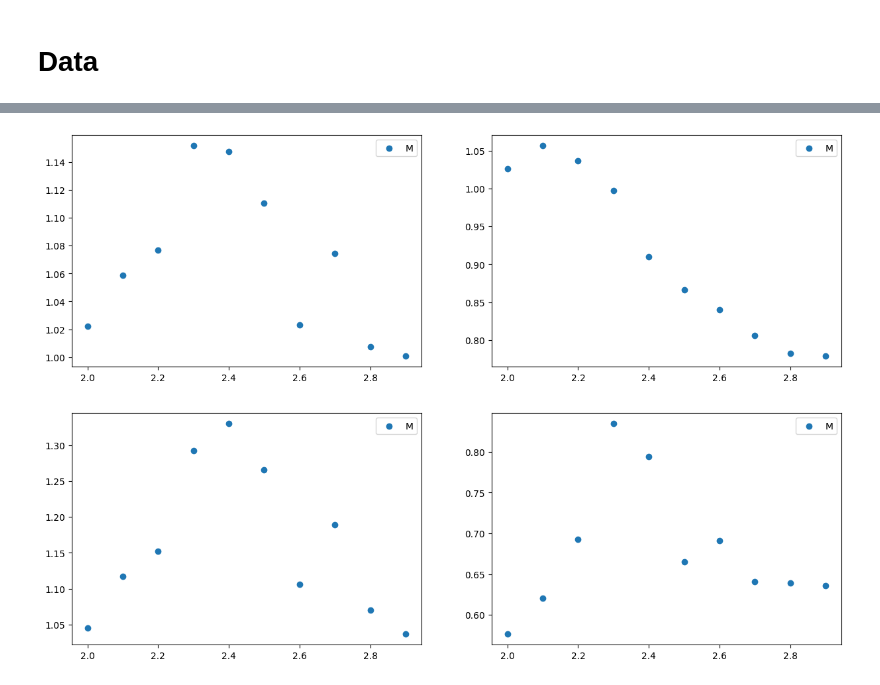
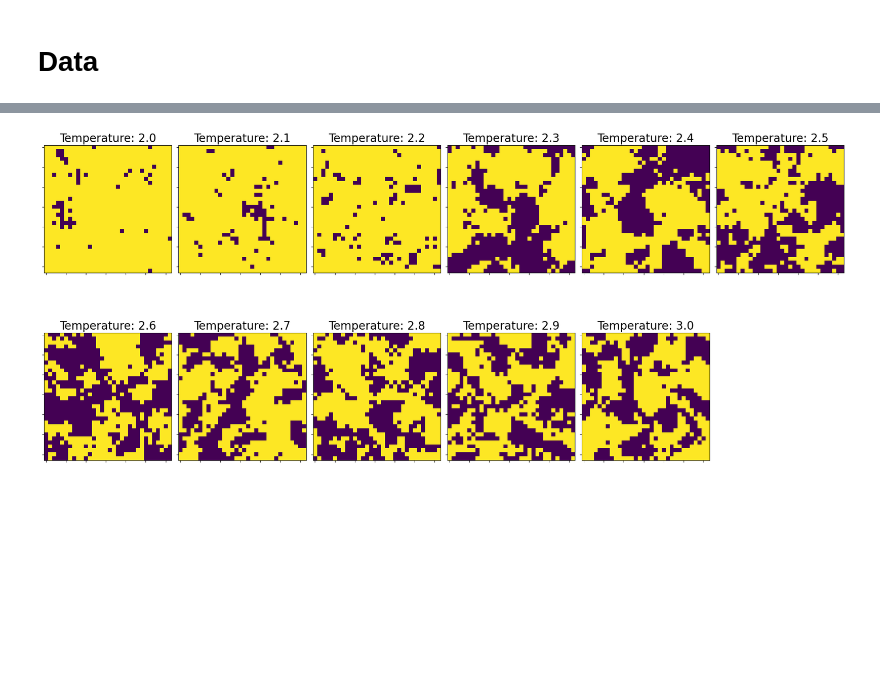
Before and after one commit to pSzyc/Ising, a Jupyter notebook: Model/VAE/VAE_sample.ipynb, the cells around one changed output, grey strips where cells are left out. Cells and saved outputs as stored; diff of their text form; code cells hidden in the pictures; blank space fills up the shorter version.

```diff
--- a/Model/VAE/VAE_sample.ipynb
+++ b/Model/VAE/VAE_sample.ipynb
@@ -229,18 +230,24 @@ plt.savefig("final_plot.png")
-# %%
-comparision_plot(data_list)
-plt.savefig("compare_plot.png")
-# %% [output]
-[figure, removed]
 # %%
-fig, axes = plt.subplots(nrows=10, ncols=4, figsize=(10, 20))
-plt.subplots_adjust(top=0.96)
-for i, ax_row in enumerate(axes):
-    ax_row[0].set_ylabel(titles[i], rotation=90, size='large')
-    predictions = sample(5, models[temps[i]])
-    for j, ax in enumerate(ax_row):
+import math
+
+ncols = math.ceil(len(temps) / 2)
+fig, axes = plt.subplots(nrows=2, ncols=ncols, figsize=(20, 10))
+axes = axes.flatten()
+
+for i, ax in enumerate(axes):
+    if i < len(temps):
+        ax.set_title(titles[i], fontsize=20)
+        predictions = sample_normal(1, models[temps[i]])
         ax.yaxis.set_ticklabels([])
         ax.xaxis.set_ticklabels([])
-        spins = np.random.binomial(1, predictions[j, :, :])
+        spins = np.random.binomial(1, predictions[0, :, :])
         ax.imshow(spins, vmin=0, vmax=1)
+    else:
+        ax.axis('off')
 
+plt.subplots_adjust(hspace=0.15)
 plt.tight_layout()
+plt.savefig("example.svg")
+plt.savefig("example.png")
+# %% [output]
+[figure, added]
```
Also changed, not shown: parts of 6 cells of this notebook, 2 other files.
